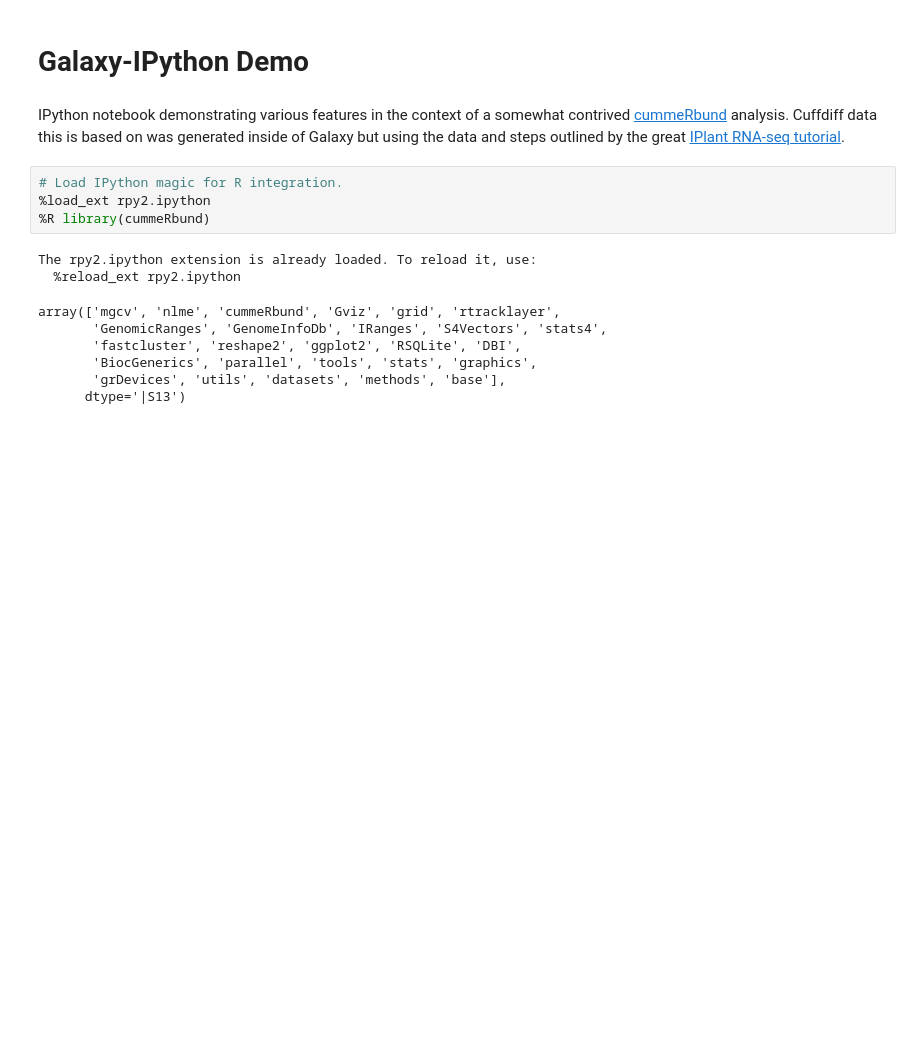
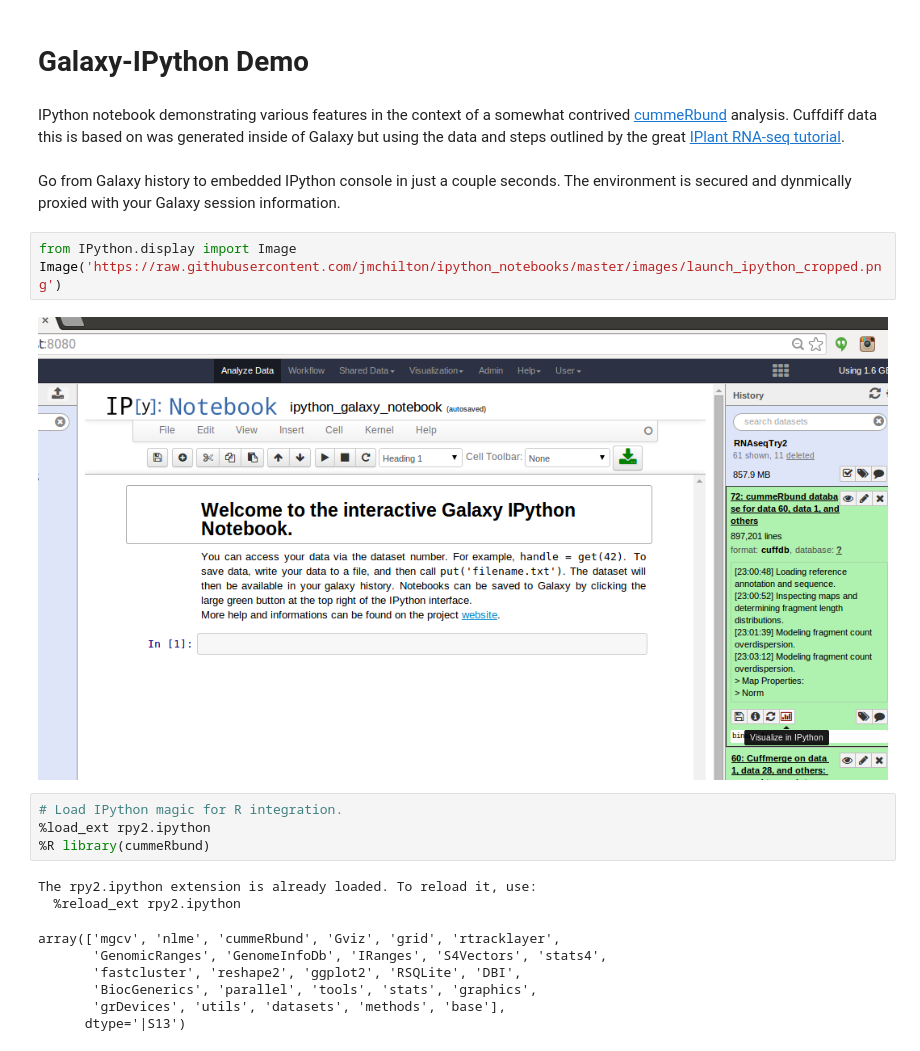
Before and after one commit to jmchilton/ipython_notebooks, a Jupyter notebook: cummerbund_galaxy_1.ipynb, the cells around one changed output. Saved outputs shown, nothing was run; the diff lists cells and outputs as text; blank space fills up the shorter version.

```diff
--- a/cummerbund_galaxy_1.ipynb
+++ b/cummerbund_galaxy_1.ipynb
@@ -2,6 +2,13 @@
 # Galaxy-IPython Demo
 # %% [markdown]
 IPython notebook demonstrating various features in the context of a somewhat contrived [cummeRbund](http://compbio.mit.edu/cummeRbund/) analysis. Cuffdiff data this is based on was generated inside of Galaxy but using the data and steps outlined by the great [IPlant RNA-seq tutorial](https://pods.iplantcollaborative.org/wiki/display/eot/RNA-Seq_tutorial).
+# %% [markdown]
+Go from Galaxy history to embedded IPython console in just a couple seconds. The environment is secured and dynmically proxied with your Galaxy session information.
+# %%
+from IPython.display import Image
+Image('https://raw.githubusercontent.com/jmchilton/ipython_notebooks/master/images/launch_ipython_cropped.png')
+# %% [output]
+[figure, added]
 # %%
 # Load IPython magic for R integration.
 %load_ext rpy2.ipython
```
Also changed, not shown: parts of 2 cells of this notebook.
